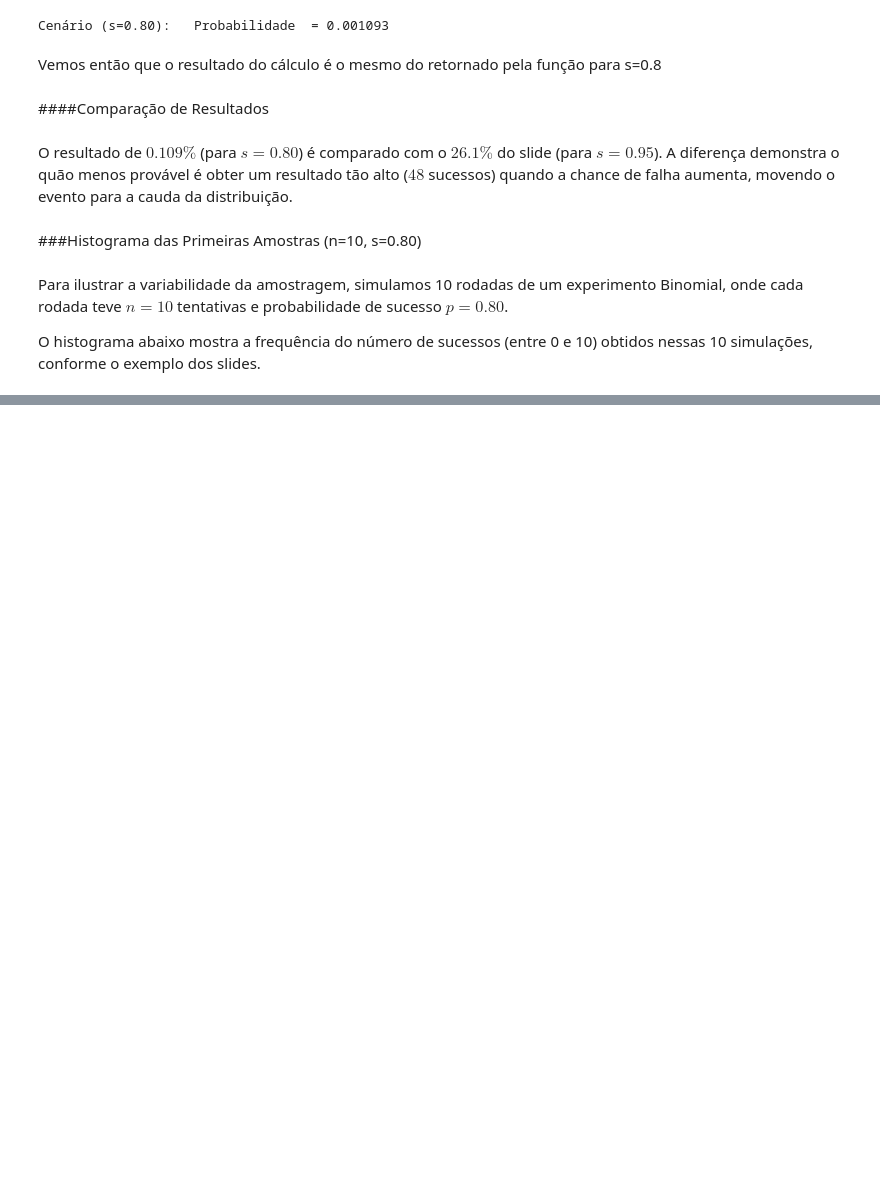
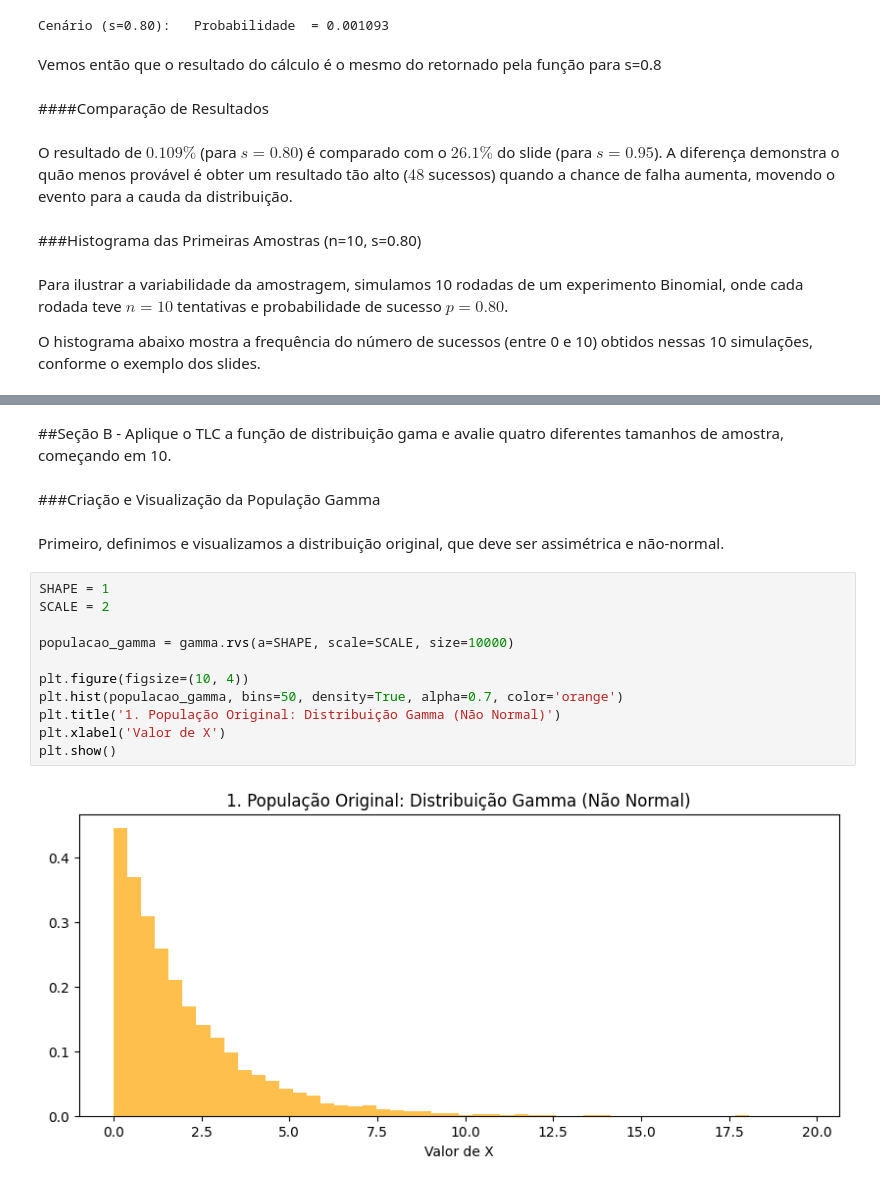
Before and after one commit to KevinWashington/SILLM_Atividade_1, a Jupyter notebook: Atividade_1_Zscore_Binomial.ipynb, the cells around one changed output, grey strips where cells are left out. Cells and saved outputs as stored; diff of their text form; blank space fills up the shorter version.

```diff
--- a/Atividade_1_Zscore_Binomial.ipynb
+++ b/Atividade_1_Zscore_Binomial.ipynb
@@ -287,0 +400,19 @@ Resultados das 10 Amostras (n=10, s=0.95): [10 10 10 10  8 10 10 10  9 10]
+# %% [markdown]
+##Seção B - Aplique o TLC a função de distribuição gama e avalie quatro diferentes tamanhos de amostra, começando em 10.
+# %% [markdown]
+###Criação e Visualização da População Gamma
+# %% [markdown]
+Primeiro, definimos e visualizamos a distribuição original, que deve ser assimétrica e não-normal.
+# %%
+SHAPE = 1
+SCALE = 2
+
+populacao_gamma = gamma.rvs(a=SHAPE, scale=SCALE, size=10000)
+
+plt.figure(figsize=(10, 4))
+plt.hist(populacao_gamma, bins=50, density=True, alpha=0.7, color='orange')
+plt.title('1. População Original: Distribuição Gamma (Não Normal)')
+plt.xlabel('Valor de X')
+plt.show()
+# %% [output]
+[figure, added]
```
Also changed, not shown: parts of 26 cells of this notebook.
